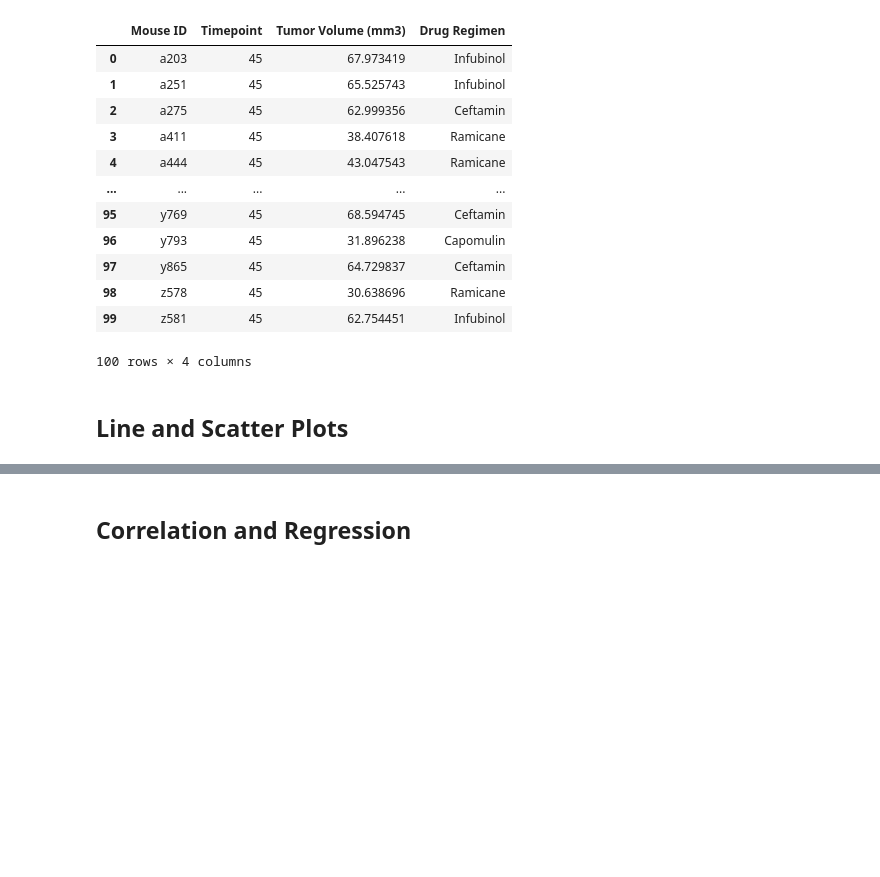
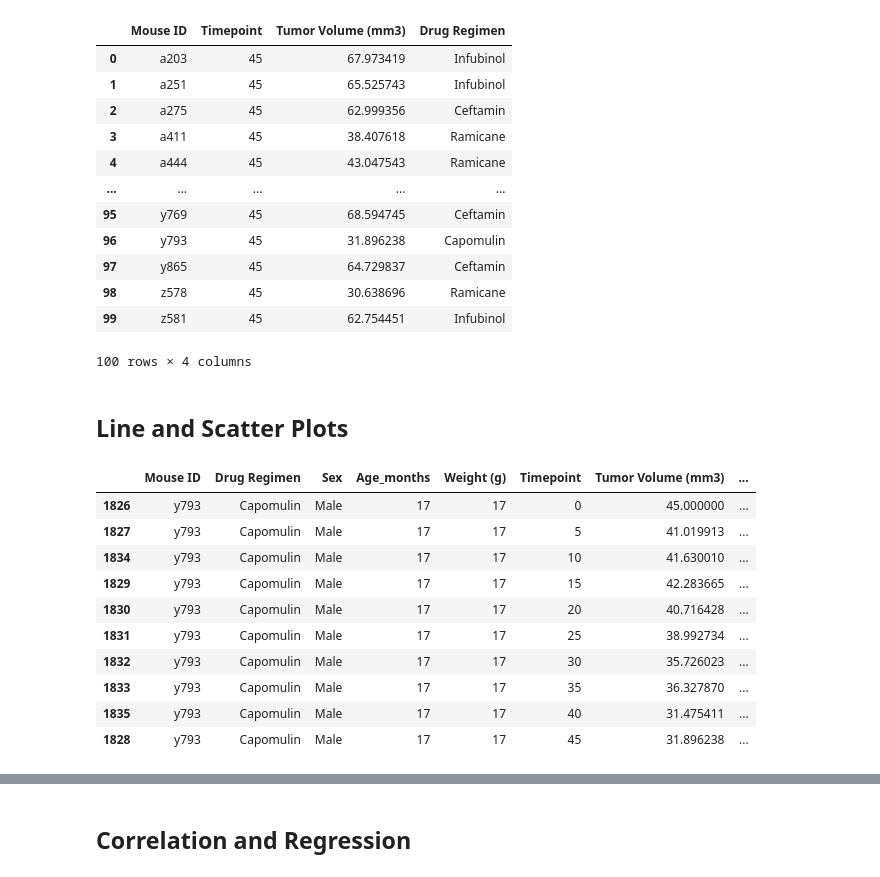
Before and after one commit to LaurenGT/pymaceuticals_analysis, a Jupyter notebook: pymaceuticals_starter.ipynb, the cells around one changed output, grey strips where cells are left out. Saved outputs shown, nothing was run; the diff lists cells and outputs as text; code cells hidden in the pictures; blank space fills up the shorter version.

```diff
--- a/pymaceuticals_starter.ipynb
+++ b/pymaceuticals_starter.ipynb
@@ -295,3 +295,20 @@ upperb = upperq + (1.5*iqr)
 ## Line and Scatter Plots
 # %%
 # Generate a line plot of tumor volume vs. time point for a mouse treated with Capomulin
+cap_mouse = clean_mouse_data.loc[clean_mouse_data["Mouse ID"] == "y793"].sort_values(by="Timepoint",ascending=True)
+cap_mouse
+# x_axis_cap = cap_mouse["Timepoint"]
+# y_axis_cap = cap_mouse["Tumor Volume (mm3)"]
+# plt.plot(x_axis_cap, y_axis_cap)
+# %% [output]
+|  | Mouse ID | Drug Regimen | Sex | Age_months | Weight (g) | Timepoint | Tumor Volume (mm3) | ... |
+| 1826 | y793 | Capomulin | Male | 17 | 17 | 0 | 45.000000 | ... |
+| 1827 | y793 | Capomulin | Male | 17 | 17 | 5 | 41.019913 | ... |
+| 1834 | y793 | Capomulin | Male | 17 | 17 | 10 | 41.630010 | ... |
+| 1829 | y793 | Capomulin | Male | 17 | 17 | 15 | 42.283665 | ... |
+| 1830 | y793 | Capomulin | Male | 17 | 17 | 20 | 40.716428 | ... |
+| 1831 | y793 | Capomulin | Male | 17 | 17 | 25 | 38.992734 | ... |
+| 1832 | y793 | Capomulin | Male | 17 | 17 | 30 | 35.726023 | ... |
+| 1833 | y793 | Capomulin | Male | 17 | 17 | 35 | 36.327870 | ... |
+| 1835 | y793 | Capomulin | Male | 17 | 17 | 40 | 31.475411 | ... |
+| 1828 | y793 | Capomulin | Male | 17 | 17 | 45 | 31.896238 | ... |
```
Also changed, not shown: parts of 4 cells of this notebook.
